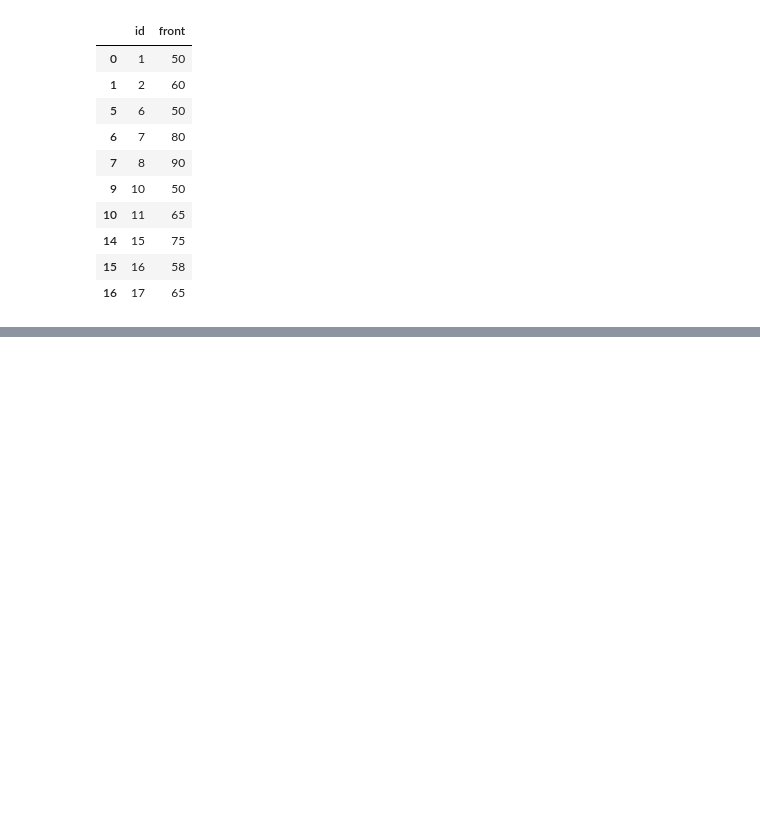
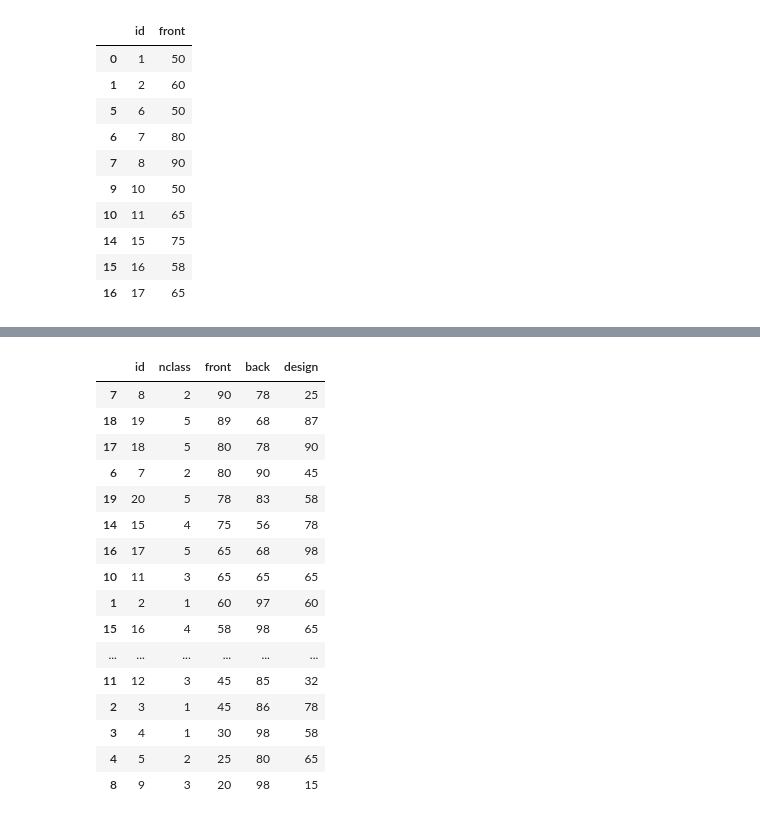
Before and after one commit to Likelion-at-SMWU-13th/HaJiMin, a Jupyter notebook: part05_2/preprocessing1.ipynb, the cells around one changed output, grey strips where cells are left out. Cells and saved outputs as stored; diff of their text form; code cells hidden in the pictures; blank space fills up the shorter version.

```diff
--- a/part05_2/preprocessing1.ipynb
+++ b/part05_2/preprocessing1.ipynb
@@ -345,0 +366,20 @@ exam.query('front>=50') \
+# %%
+exam.sort_values('front', ascending=False) # front 내림차순 정렬
+# %% [output]
+|  | id | nclass | front | back | design |
+| 7 | 8 | 2 | 90 | 78 | 25 |
+| 18 | 19 | 5 | 89 | 68 | 87 |
+| 17 | 18 | 5 | 80 | 78 | 90 |
+| 6 | 7 | 2 | 80 | 90 | 45 |
+| 19 | 20 | 5 | 78 | 83 | 58 |
+| 14 | 15 | 4 | 75 | 56 | 78 |
+| 16 | 17 | 5 | 65 | 68 | 98 |
+| 10 | 11 | 3 | 65 | 65 | 65 |
+| 1 | 2 | 1 | 60 | 97 | 60 |
+| 15 | 16 | 4 | 58 | 98 | 65 |
+| ... | ... | ... | ... | ... | ... |
+| 11 | 12 | 3 | 45 | 85 | 32 |
+| 2 | 3 | 1 | 45 | 86 | 78 |
+| 3 | 4 | 1 | 30 | 98 | 58 |
+| 4 | 5 | 2 | 25 | 80 | 65 |
+| 8 | 9 | 3 | 20 | 98 | 15 |
```
Also changed, not shown: parts of 3 cells of this notebook.
